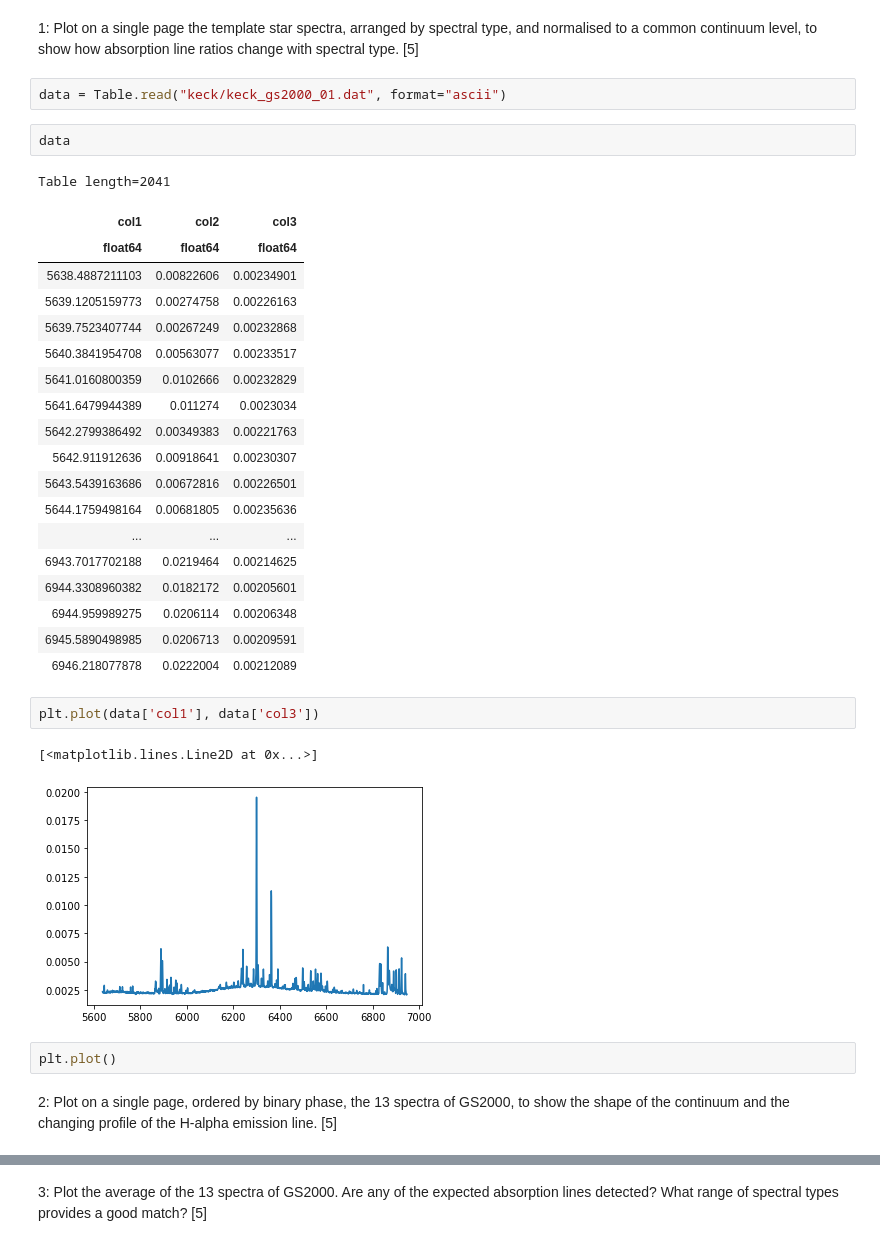
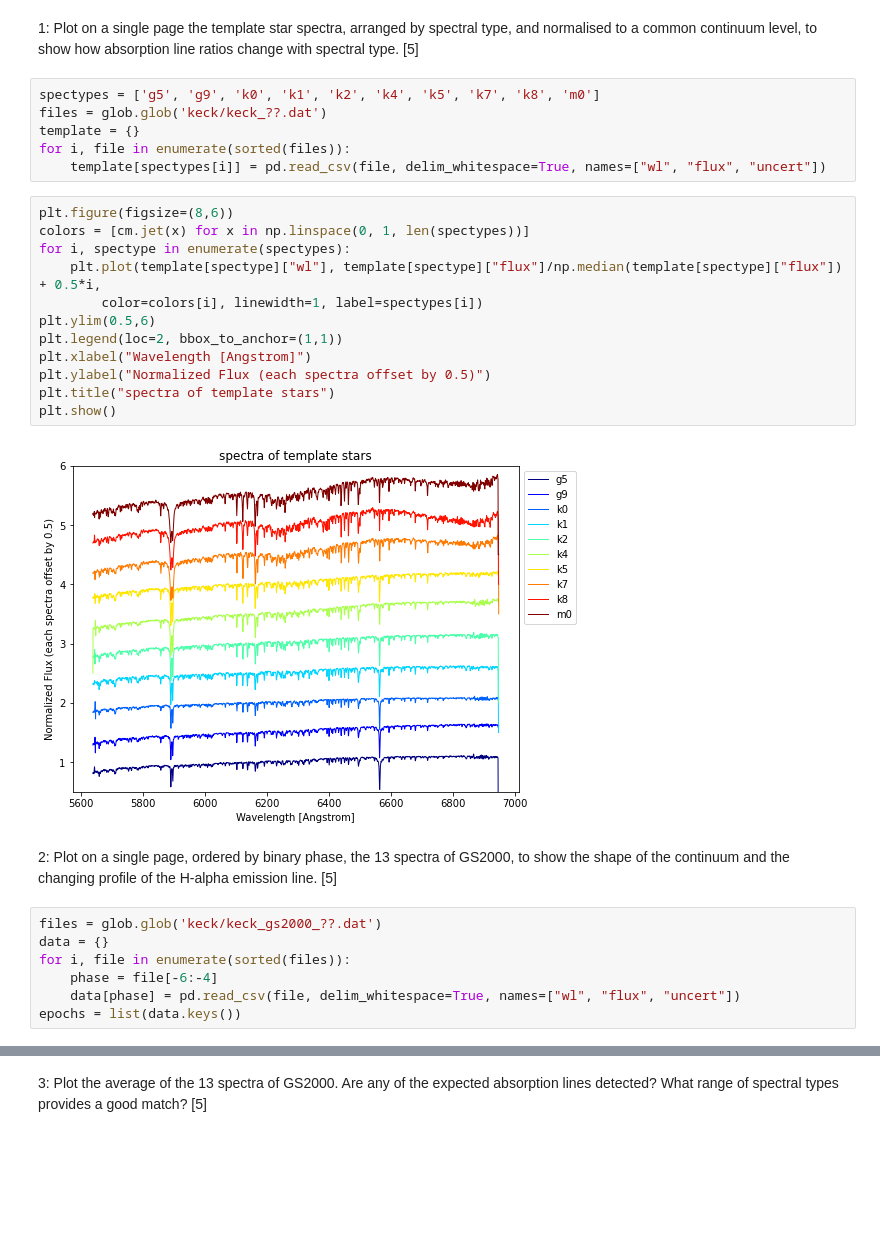
Before and after one commit to alphalyncis/adaa, a Jupyter notebook: project/keck.ipynb, the cells around one changed output, grey strips where cells are left out. Cells and saved outputs as stored; diff of their text form; blank space fills up the shorter version.

```diff
--- a/project/keck.ipynb
+++ b/project/keck.ipynb
@@ -53,38 +17,34 @@ import glob
 1: Plot on a single page the template star spectra, arranged by spectral
 type, and normalised to a common continuum level, to show how absorption line
 ratios change with spectral type. [5]
-# %%
-data = Table.read("keck/keck_gs2000_01.dat", format="ascii")
-# %%
-data
-# %% [output]
-Table length=2041
-| col1 | col2 | col3 |
-| float64 | float64 | float64 |
-| 5638.4887211103 | 0.00822606 | 0.00234901 |
-| 5639.1205159773 | 0.00274758 | 0.00226163 |
-| 5639.7523407744 | 0.00267249 | 0.00232868 |
-| 5640.3841954708 | 0.00563077 | 0.00233517 |
-| 5641.0160800359 | 0.0102666 | 0.00232829 |
-| 5641.6479944389 | 0.011274 | 0.0023034 |
-| 5642.2799386492 | 0.00349383 | 0.00221763 |
-| 5642.911912636 | 0.00918641 | 0.00230307 |
-| 5643.5439163686 | 0.00672816 | 0.00226501 |
-| 5644.1759498164 | 0.00681805 | 0.00235636 |
-| ... | ... | ... |
-| 6943.7017702188 | 0.0219464 | 0.00214625 |
-| 6944.3308960382 | 0.0182172 | 0.00205601 |
-| 6944.959989275 | 0.0206114 | 0.00206348 |
-| 6945.5890498985 | 0.0206713 | 0.00209591 |
-| 6946.218077878 | 0.0222004 | 0.00212089 |
-# %%
-plt.plot(data['col1'], data['col3'])
-# %% [output]
-[<matplotlib.lines.Line2D at 0x...>]
-[figure, removed]
-# %%
-plt.plot()
+# %%
+spectypes = ['g5', 'g9', 'k0', 'k1', 'k2', 'k4', 'k5', 'k7', 'k8', 'm0']
+files = glob.glob('keck/keck_??.dat')
+template = {}
+for i, file in enumerate(sorted(files)):
+    template[spectypes[i]] = pd.read_csv(file, delim_whitespace=True, names=["wl", "flux", "uncert"])
+# %%
+plt.figure(figsize=(8,6))
+colors = [cm.jet(x) for x in np.linspace(0, 1, len(spectypes))]
+for i, spectype in enumerate(spectypes):
+    plt.plot(template[spectype]["wl"], template[spectype]["flux"]/np.median(template[spectype]["flux"]) + 0.5*i,
+        color=colors[i], linewidth=1, label=spectypes[i])
+plt.ylim(0.5,6)
+plt.legend(loc=2, bbox_to_anchor=(1,1))
+plt.xlabel("Wavelength [Angstrom]")
+plt.ylabel("Normalized Flux (each spectra offset by 0.5)")
+plt.title("spectra of template stars")
+plt.show()
+# %% [output]
+[figure, added]
 # %% [markdown]
 2: Plot on a single page, ordered by binary phase, the 13 spectra of GS2000,
 to show the shape of the continuum and the changing profile of the H-alpha
 emission line. [5]
+# %%
+files = glob.glob('keck/keck_gs2000_??.dat')
+data = {}
+for i, file in enumerate(sorted(files)):
+    phase = file[-6:-4]
+    data[phase] = pd.read_csv(file, delim_whitespace=True, names=["wl", "flux", "uncert"])
+epochs = list(data.keys())
```
Also changed, not shown: parts of 28 cells of this notebook, 7 other files.
